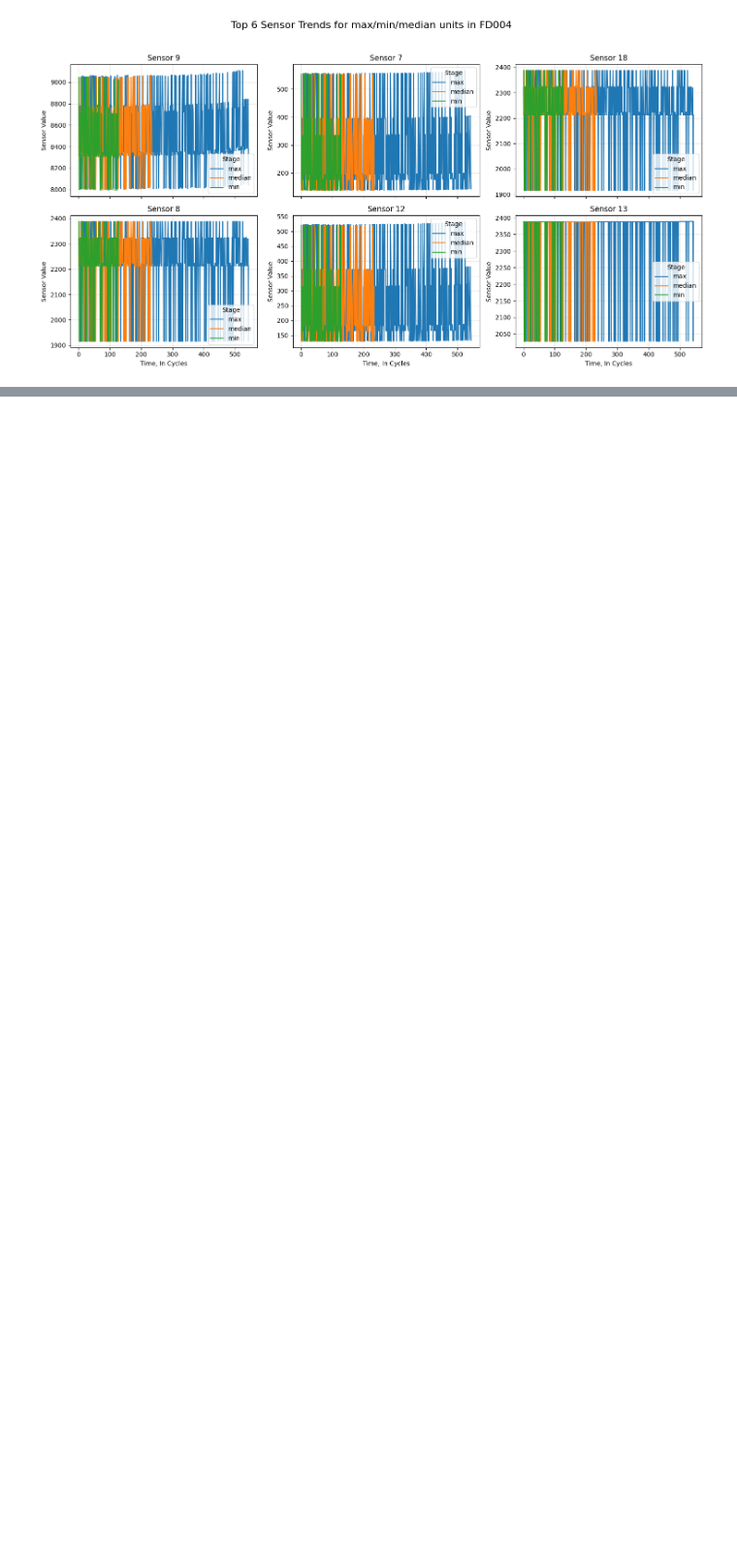
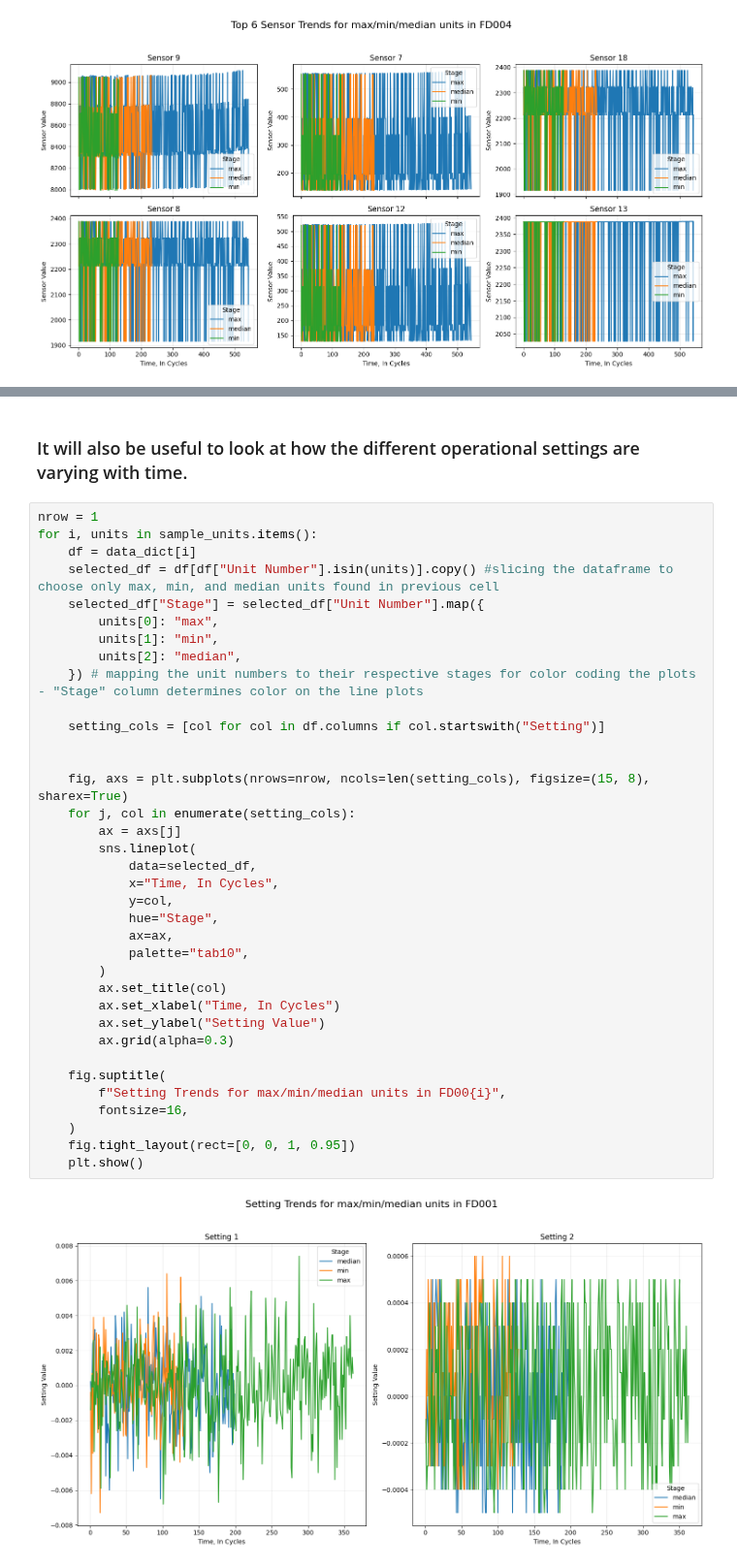
Before and after one commit to nrmshaw100/ECE447_Project, a Jupyter notebook: dataVisualization.ipynb, the cells around one changed output, grey strips where cells are left out. Shown at 97% size. Drawn from its saved outputs; the diff is of its cells as text; blank space fills up the shorter version.

Commit message:
start of dataprep

```diff
--- a/dataVisualization.ipynb
+++ b/dataVisualization.ipynb
@@ -212,0 +215,40 @@ for i, units in sample_units.items():
+# %% [markdown]
+### It will also be useful to look at how the different operational settings are varying with time.
+# %%
+nrow = 1
+for i, units in sample_units.items():
+    df = data_dict[i]
+    selected_df = df[df["Unit Number"].isin(units)].copy() #slicing the dataframe to choose only max, min, and median units found in previous cell
+    selected_df["Stage"] = selected_df["Unit Number"].map({
+        units[0]: "max",
+        units[1]: "min",
+        units[2]: "median",
+    }) # mapping the unit numbers to their respective stages for color coding the plots - "Stage" column determines color on the line plots
+
+    setting_cols = [col for col in df.columns if col.startswith("Setting")]
+
+
+    fig, axs = plt.subplots(nrows=nrow, ncols=len(setting_cols), figsize=(15, 8), sharex=True)
+    for j, col in enumerate(setting_cols):
+        ax = axs[j]
+        sns.lineplot(
+            data=selected_df,
+            x="Time, In Cycles",
+            y=col,
+            hue="Stage",
+            ax=ax,
+            palette="tab10",
+        )
+        ax.set_title(col)
+        ax.set_xlabel("Time, In Cycles")
+        ax.set_ylabel("Setting Value")
+        ax.grid(alpha=0.3)
+
+    fig.suptitle(
+        f"Setting Trends for max/min/median units in FD00{i}",
+        fontsize=16,
+    )
+    fig.tight_layout(rect=[0, 0, 1, 0.95])
+    plt.show()
+# %% [output]
+[figure, added]
```
Also changed, not shown: parts of 11 cells of this notebook.
